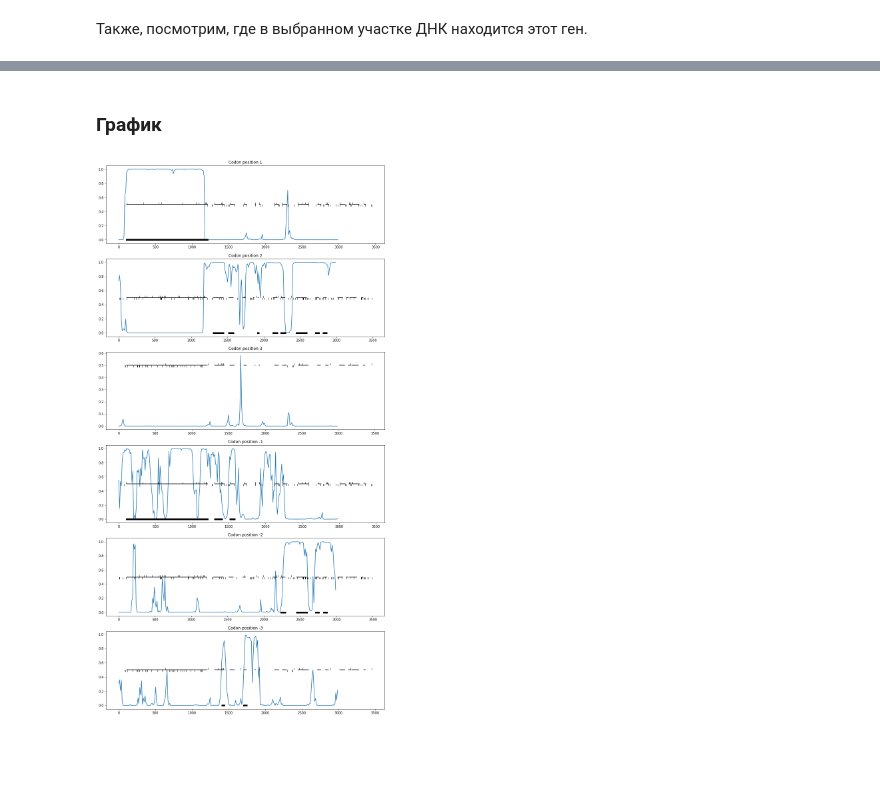
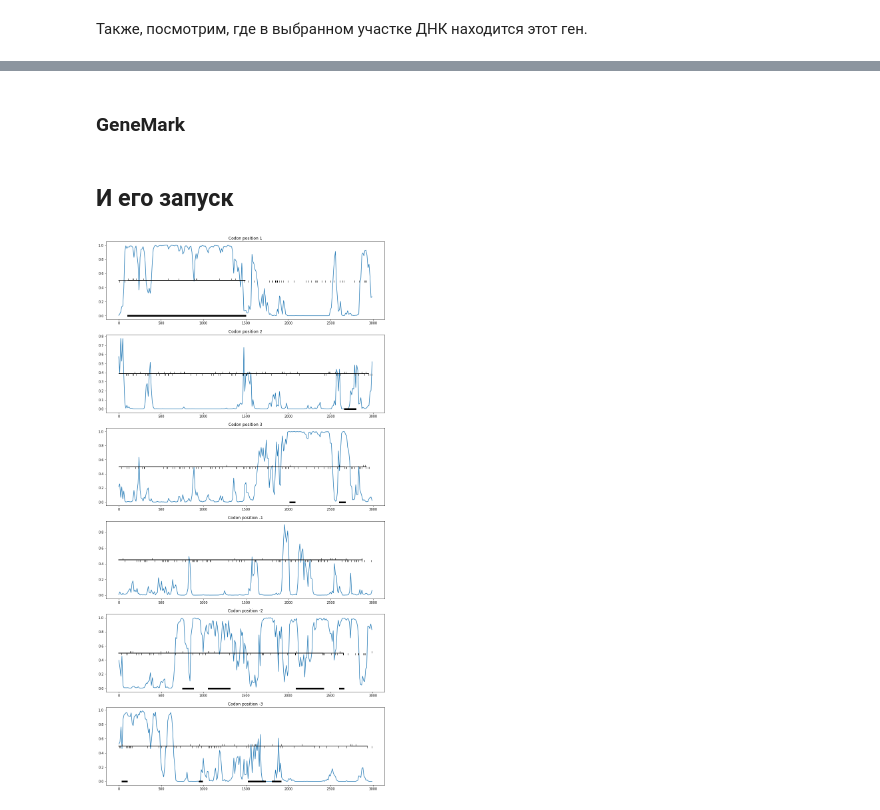
Before and after one commit to SpryGorgon/hse22_hw3, a Jupyter notebook: src/sem_hsebio_hw3.ipynb, the cells around one changed output, grey strips where cells are left out. Saved outputs shown, nothing was run; the diff lists cells and outputs as text; code cells hidden in the pictures; blank space fills up the shorter version.

```diff
--- a/src/sem_hsebio_hw3.ipynb
+++ b/src/sem_hsebio_hw3.ipynb
@@ -364,12 +634,40 @@ def plot_graph(data, start, end, step, drop_ncods:bool=True, both_strands:bool=T
 # %% [markdown]
-### График
+### GeneMark
-# %%
-start = 0
-end = 3000
-step = 12
-window = 96
-pos_probs = get_pos_probs(seq, t1, t2, start, end, step, window)
-
-plot_graph(pos_probs, start, end, step)
-# %% [output]
-[figure, removed]
+# %%
+class GeneMark(_GeneMarkBase):
+    def __init__(self, tol:float=1e-4):
+        super().__init__(tol)
+
+
+    def predict(self, seq, max_iters:int=20, tol:float=1e-4, start:int=0, stop:int=-1, step:int=12,
+              window:int=96, drop_ncods:bool=True, both_strands:bool=True, plot:bool=True, no_out:bool=True):
+        seq = self._get_seq_from_input(seq)
+        preds = self._predict(seq, max_iters=max_iters, tol=tol, start=start, stop=stop, step=step, window=window)
+
+        if (plot):
+            self.plot(seq, start=start, stop=stop, step=step, window=window, drop_ncods=drop_ncods)
+
+        if(not no_out):
+            return preds  # np.ndarray: n * 3, containing all genes at all frames&strands, in format (start,end,frame) - inclusive
+
+
+    def forward(self, seq, max_iters:int=20, tol:float=1e-4, start:int=0, stop:int=-1, step:int=12,
+              window:int=96, drop_ncods:bool=True, both_strands:bool=True, plot:bool=True, no_out:bool=True):
+        return self.predict(seq, max_iters, tol, start, stop, step, window, drop_ncods, both_strands,
+                            plot, no_out)
+
+
+    def plot(self, seq:Seq.Seq, start:int=0, stop:int=-1, step:int=12, window:int=96, drop_ncods:bool=True,
+             both_strands:bool=True):
+        if(stop==-1): stop=len(seq)
+
+        probs = self.get_pos_probs(seq, start, stop, step, window, both_strands)
+
+        self.plot_graph(seq, probs, start, stop, step, drop_ncods, both_strands)
+# %% [markdown]
+## И его запуск
+# %%
+tmp = GeneMark()
+tmp.predict(seq, start=0, stop=3000, max_iters=100)
+# %% [output]
+[figure, added]
```
Also changed, not shown: parts of 24 cells of this notebook.
